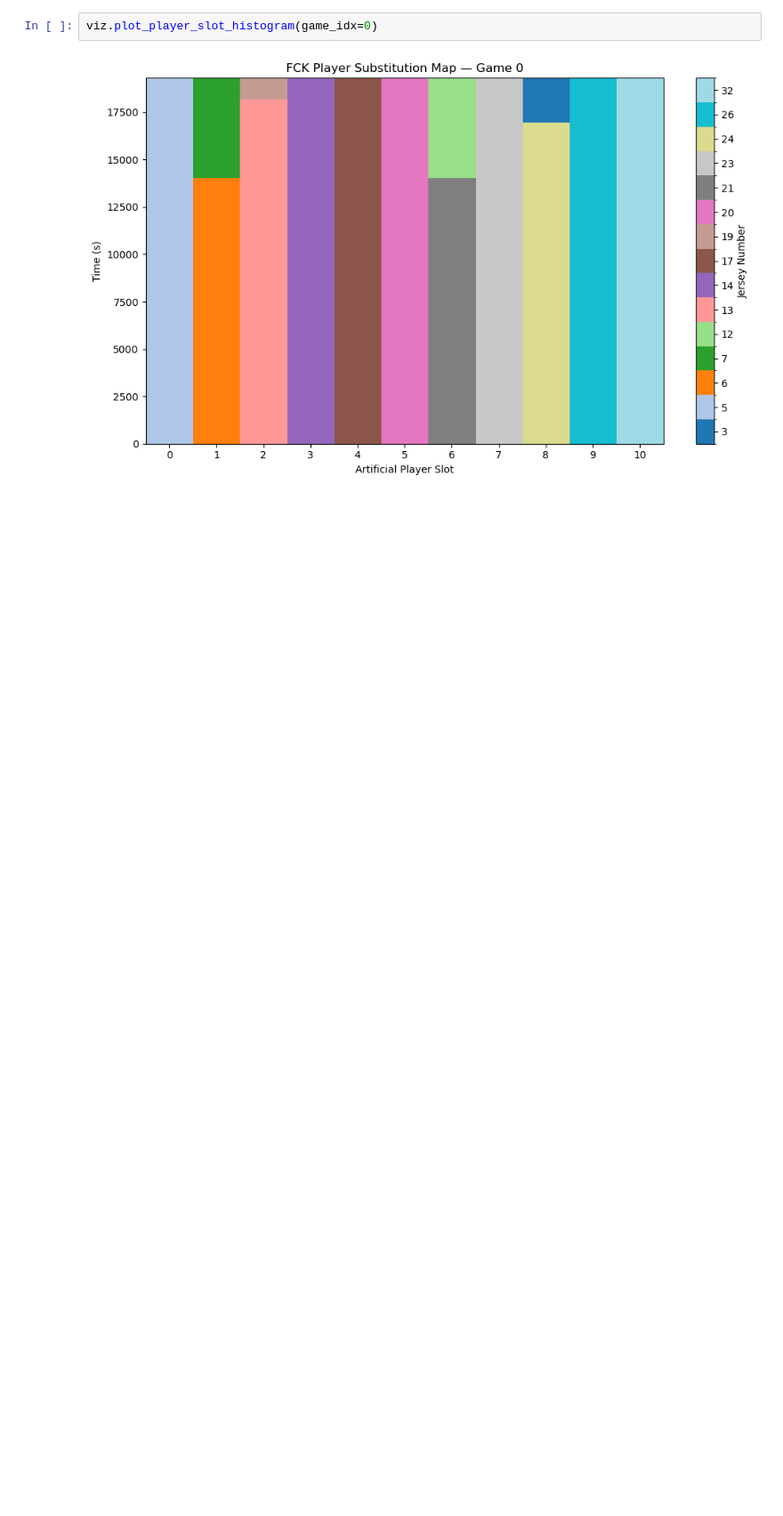
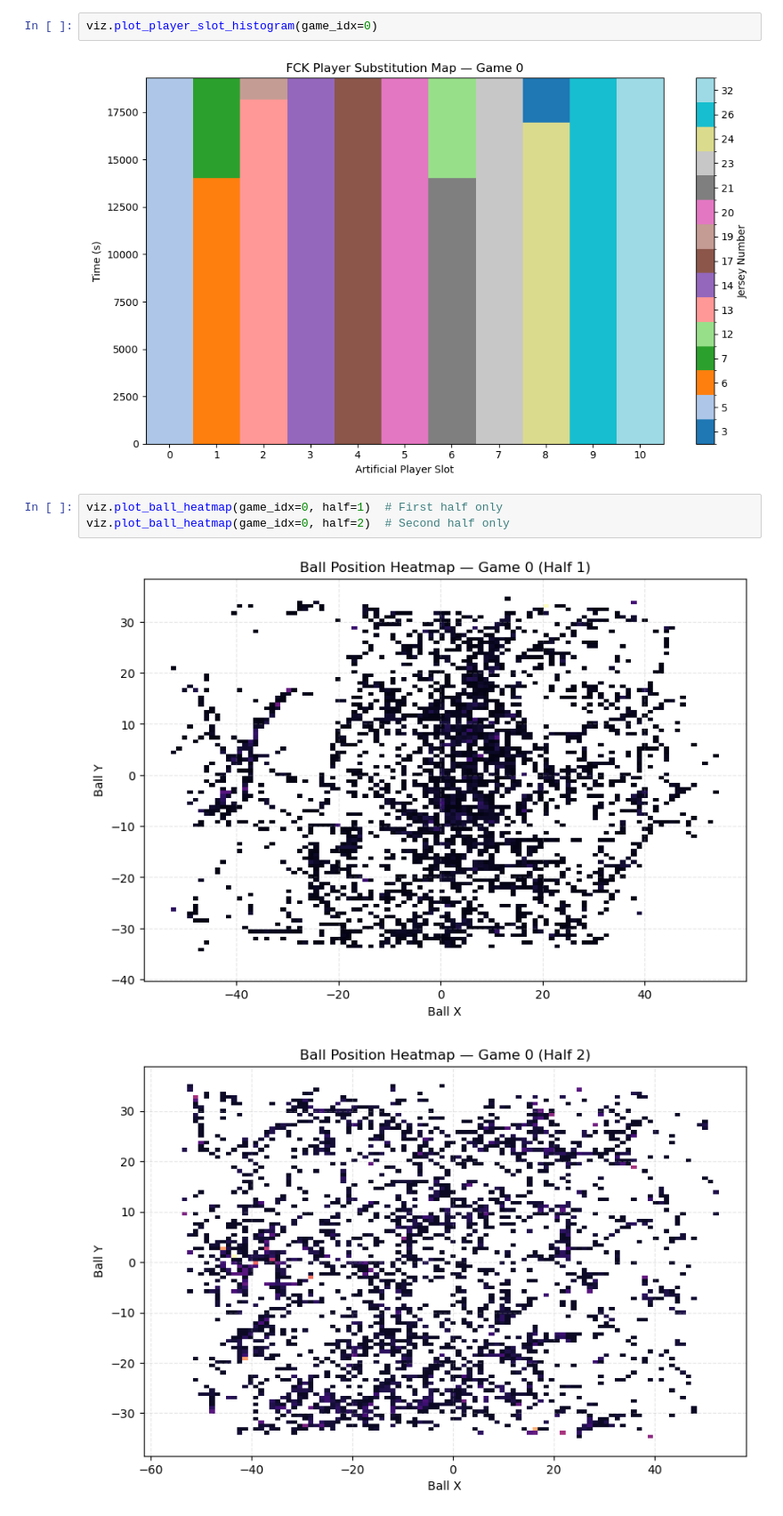
Before and after one commit to adiguzeldeniz/ekip_makine, a Jupyter notebook: dataloader_visualization.ipynb, the cells around one changed output. Shown at 89% size. Saved outputs shown, nothing was run; the diff lists cells and outputs as text; blank space fills up the shorter version.

```diff
--- a/dataloader_visualization.ipynb
+++ b/dataloader_visualization.ipynb
@@ -58,3 +58,9 @@ viz.plot_player_heatmap(game_idx=0, slot=3, side="opponent")
 viz.plot_player_slot_histogram(game_idx=0)
 # %% [output]
 [figure]
+# %%
+viz.plot_ball_heatmap(game_idx=0, half=1)  # First half only
+viz.plot_ball_heatmap(game_idx=0, half=2)  # Second half only
+# %% [output]
+[figure, added]
+[figure, added]
```
Also changed, not shown: 2 other files.
